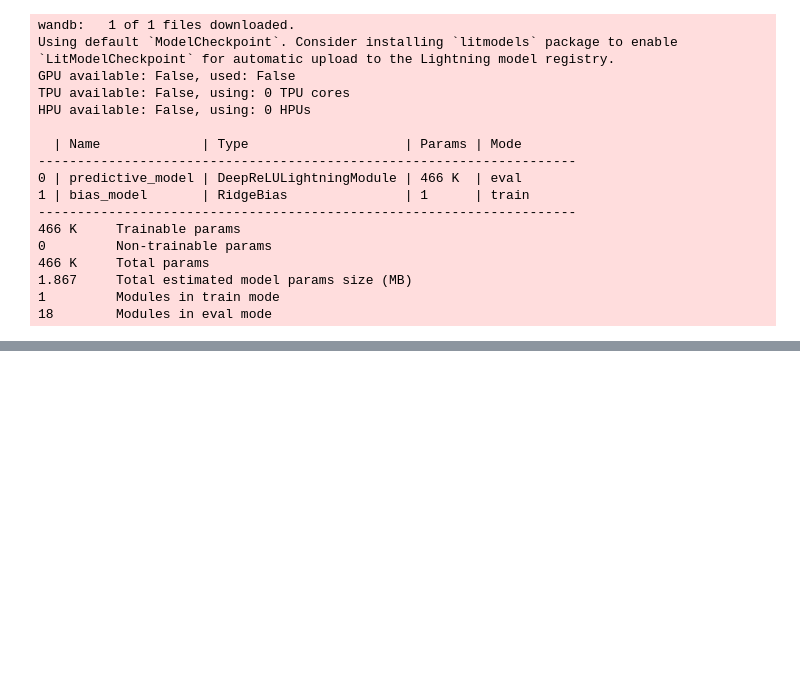
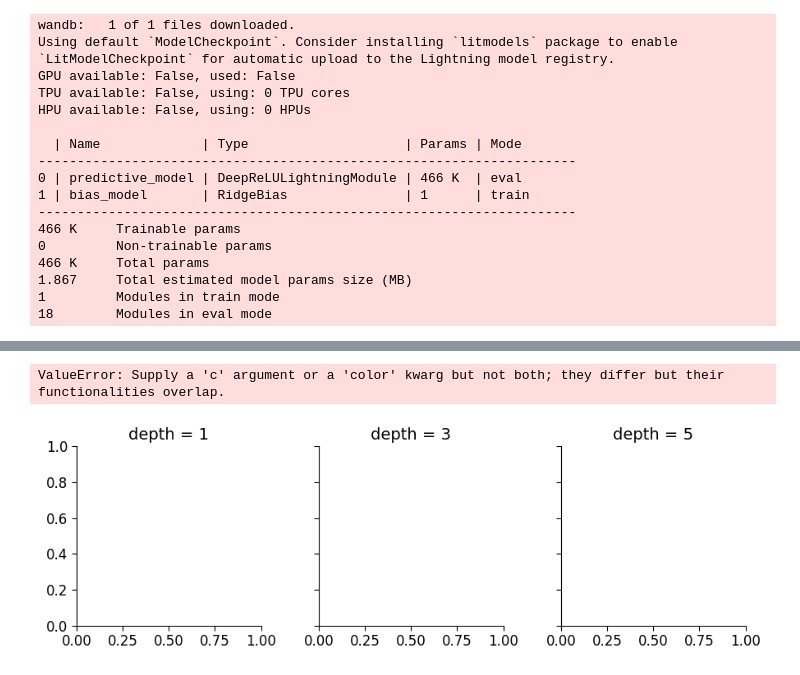
Before and after one commit to jrudoler/estimating-implicit-regularization, a Jupyter notebook: notebooks/l2_estimation_deep_ReLU.ipynb, the cells around one changed output, grey strips where cells are left out. Drawn from its saved outputs; the diff is of its cells as text; code cells hidden in the pictures; blank space fills up the shorter version.

```diff
--- a/notebooks/l2_estimation_deep_ReLU.ipynb
+++ b/notebooks/l2_estimation_deep_ReLU.ipynb
@@ -251,0 +348,20 @@ HPU available: False, using: 0 HPUs
+# %%
+# facetgrid of l2/true vs l2/estimated, facets covering different depths
+facet_data = df_summary.query("`l2/true` < 0.1")
+g = sns.FacetGrid(facet_data, col="depth", col_wrap=3)
+# color by train/loss, remove the default colorbar
+g.map_dataframe(sns.scatterplot, x="l2/true", y="l2/estimated", c="train/loss",)
+# show colorbar
+g.set(xscale="log", yscale="log")
+# add 1:1 line to each facet
+def refline(x,**kwargs):
+    plt.plot(
+        [min(x), max(x)],
+        [min(x), max(x)],
+        color="k",
+        linestyle="--",
+    )
+g.map(refline, "l2/true")
+# %% [output]
+ValueError: Supply a 'c' argument or a 'color' kwarg but not both; they differ but their functionalities overlap.
+[figure, added]
```
Also changed, not shown: parts of 29 cells of this notebook, 33 other files.
